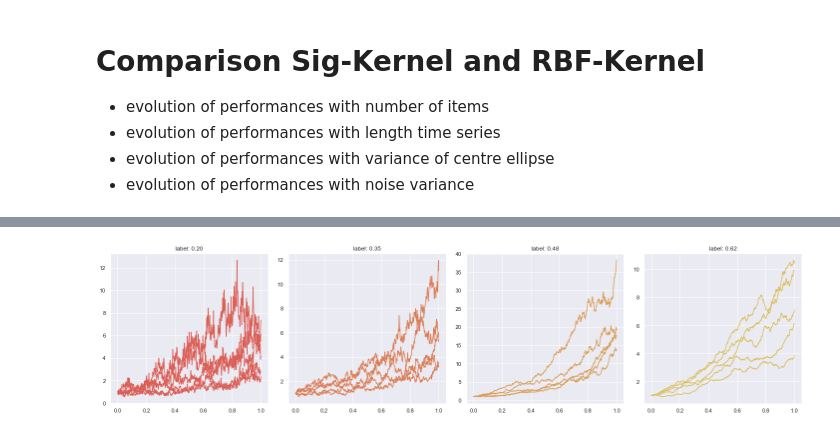
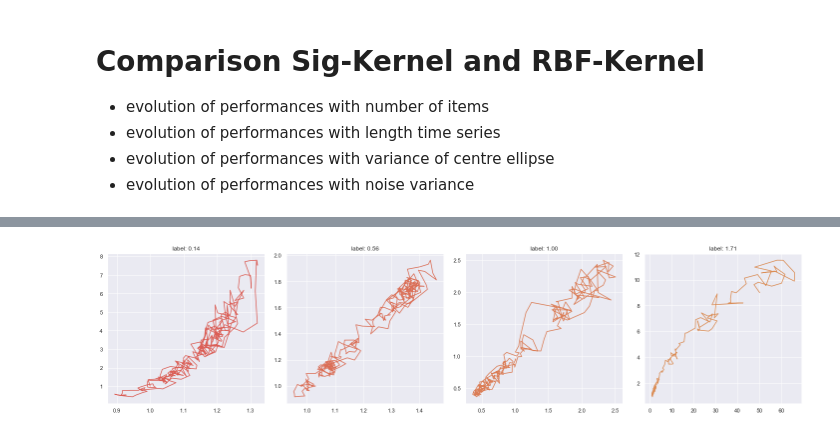
Before and after one commit to maudl3116/Distribution_Regression_Streams, a Jupyter notebook: Looking_For_Good_Synthetic_Datasets.ipynb, the cells around one changed output, grey strips where cells are left out. Drawn from its saved outputs; the diff is of its cells as text; code cells hidden in the pictures.

Commit message:
lagged BM

```diff
--- a/Looking_For_Good_Synthetic_Datasets.ipynb
+++ b/Looking_For_Good_Synthetic_Datasets.ipynb
@@ -162,12 +162,12 @@ plt.show()
 # %%
 reload(closed_form_SDEs)
 
-N_bags = 100
-N_items = 20
-N_times = 500
+N_bags = 200
+N_items = 15
+N_times = 300
 tspan = np.linspace(0.0, 1, N_times)
-spec_param = {'mu':[1.,3.], 'sigma':[0.5,0.5],'hurst':[0.2,0.8]} #,'stdv_noise':[None]}
+spec_param = {'sigma1':[0.2,2.], 'sigma2':[0.2,2.],'hurst':[0.5,0.5]} #,'stdv_noise':[None]}
 
-example = closed_form_SDEs.SDE_FBM()
-example.generate_data(N_bags=N_bags,N_items=N_items, t_span = tspan,spec_param=spec_param,y0_mean=1.,y0_stdv=0.)
+example = closed_form_SDEs.SDE_FBM_2D_Lagged()
+example.generate_data(N_bags=N_bags,N_items=N_items, t_span = tspan,spec_param=spec_param,lag=2)
 # %%
@@ -175,7 +180,7 @@ example.get_hurst()
 # %%
 reload(closed_form_SDEs)
-example.plot(N=4,N_items=5)
+example.plot(N=4,N_items=1)
 # %% [output]
-[figure, old version]
+[figure, new version]
 # %%
 reload(utils)
```
Also changed, not shown: parts of 7 cells of this notebook, 1 other file.
